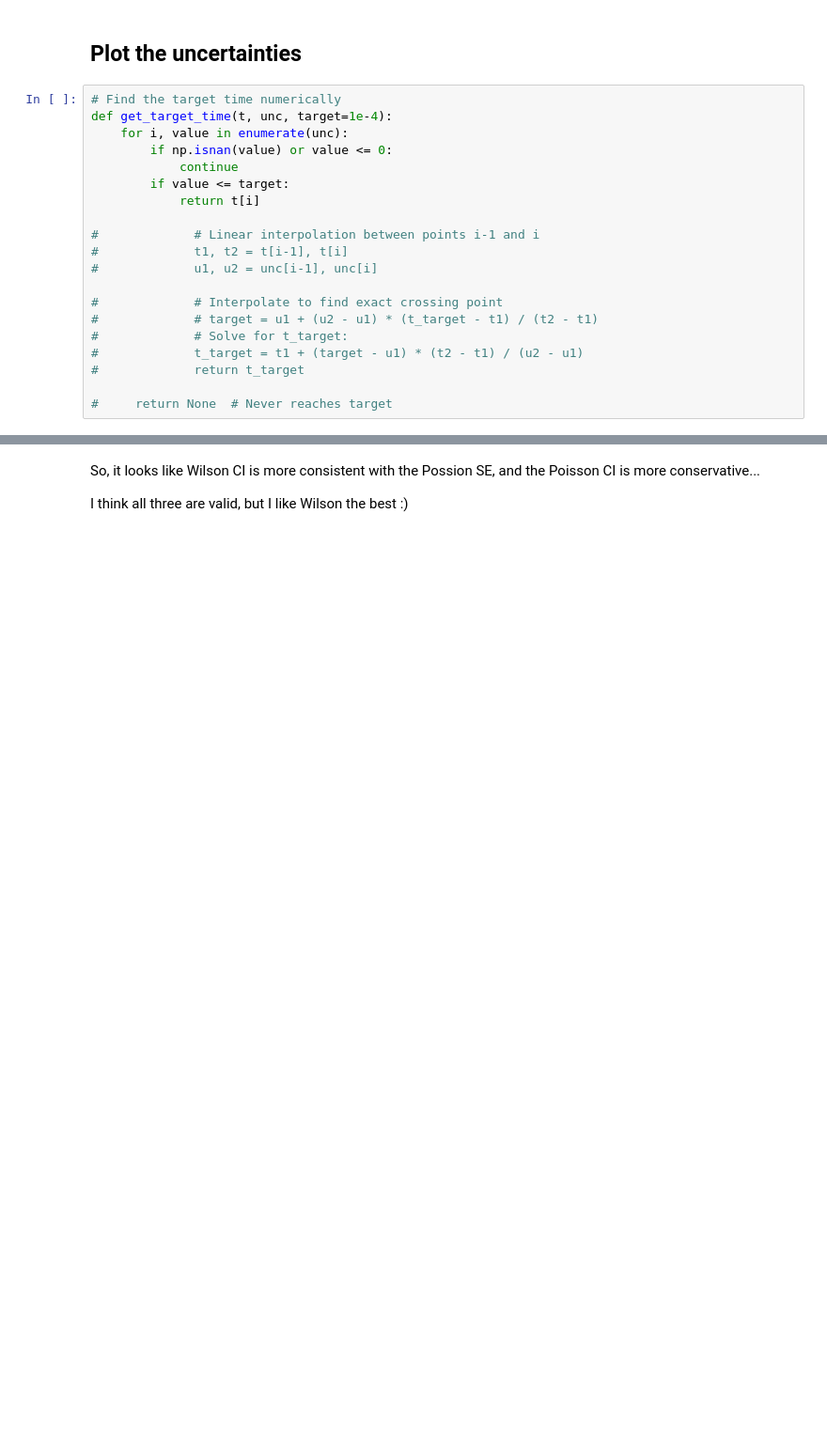
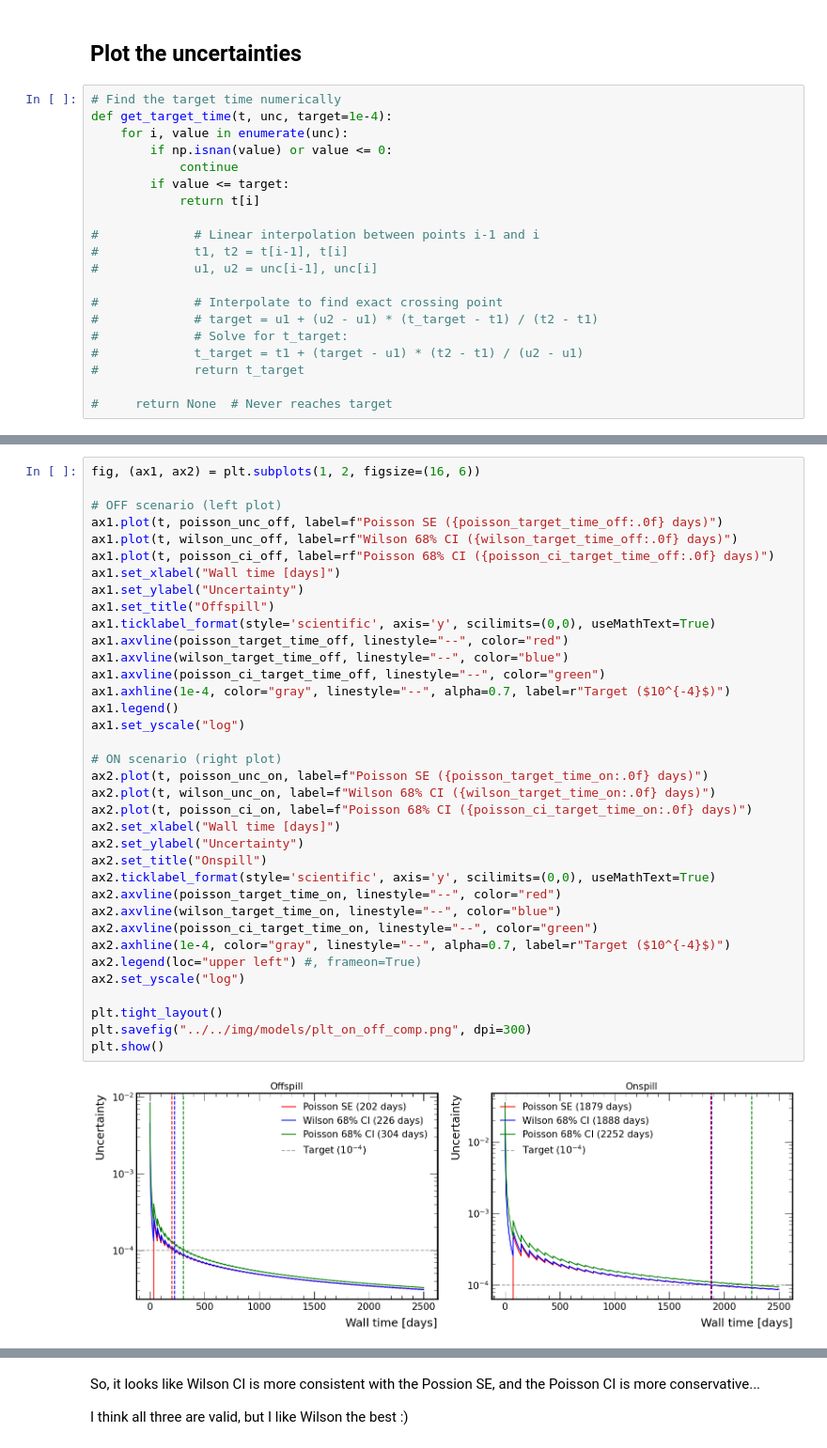
Before and after one commit to victordorojan/mu2e_cosmic_ana, a Jupyter notebook: ana/models/livetime_sanity_check.ipynb, the cells around one changed output, grey strips where cells are left out. Shown: that part at 94% size. Cells and saved outputs as stored; diff of their text form; blank space fills up the shorter version.

```diff
--- a/ana/models/livetime_sanity_check.ipynb
+++ b/ana/models/livetime_sanity_check.ipynb
@@ -178 +232,39 @@ wilson_target_time = get_target_time(t, wilson_unc)
+# %%
+fig, (ax1, ax2) = plt.subplots(1, 2, figsize=(16, 6))
+
+# OFF scenario (left plot)
+ax1.plot(t, poisson_unc_off, label=f"Poisson SE ({poisson_target_time_off:.0f} days)")
+ax1.plot(t, wilson_unc_off, label=rf"Wilson 68% CI ({wilson_target_time_off:.0f} days)")
+ax1.plot(t, poisson_ci_off, label=rf"Poisson 68% CI ({poisson_ci_target_time_off:.0f} days)")
+ax1.set_xlabel("Wall time [days]")
+ax1.set_ylabel("Uncertainty")
+ax1.set_title("Offspill")
+ax1.ticklabel_format(style='scientific', axis='y', scilimits=(0,0), useMathText=True)
+ax1.axvline(poisson_target_time_off, linestyle="--", color="red")
+ax1.axvline(wilson_target_time_off, linestyle="--", color="blue")
+ax1.axvline(poisson_ci_target_time_off, linestyle="--", color="green")
+ax1.axhline(1e-4, color="gray", linestyle="--", alpha=0.7, label=r"Target ($10^{-4}$)")
+ax1.legend()
+ax1.set_yscale("log")
+
+# ON scenario (right plot)
+ax2.plot(t, poisson_unc_on, label=f"Poisson SE ({poisson_target_time_on:.0f} days)")
+ax2.plot(t, wilson_unc_on, label=f"Wilson 68% CI ({wilson_target_time_on:.0f} days)")
+ax2.plot(t, poisson_ci_on, label=f"Poisson 68% CI ({poisson_ci_target_time_on:.0f} days)")
+ax2.set_xlabel("Wall time [days]")
+ax2.set_ylabel("Uncertainty")
+ax2.set_title("Onspill")
+ax2.ticklabel_format(style='scientific', axis='y', scilimits=(0,0), useMathText=True)
+ax2.axvline(poisson_target_time_on, linestyle="--", color="red")
+ax2.axvline(wilson_target_time_on, linestyle="--", color="blue")
+ax2.axvline(poisson_ci_target_time_on, linestyle="--", color="green")
+ax2.axhline(1e-4, color="gray", linestyle="--", alpha=0.7, label=r"Target ($10^{-4}$)")
+ax2.legend(loc="upper left") #, frameon=True)
+ax2.set_yscale("log")
+
+plt.tight_layout()
+plt.savefig("../../img/models/plt_on_off_comp.png", dpi=300)
+plt.show()
+# %% [output]
+[figure, added]
 # %%
```
Also changed, not shown: parts of 12 cells of this notebook.
